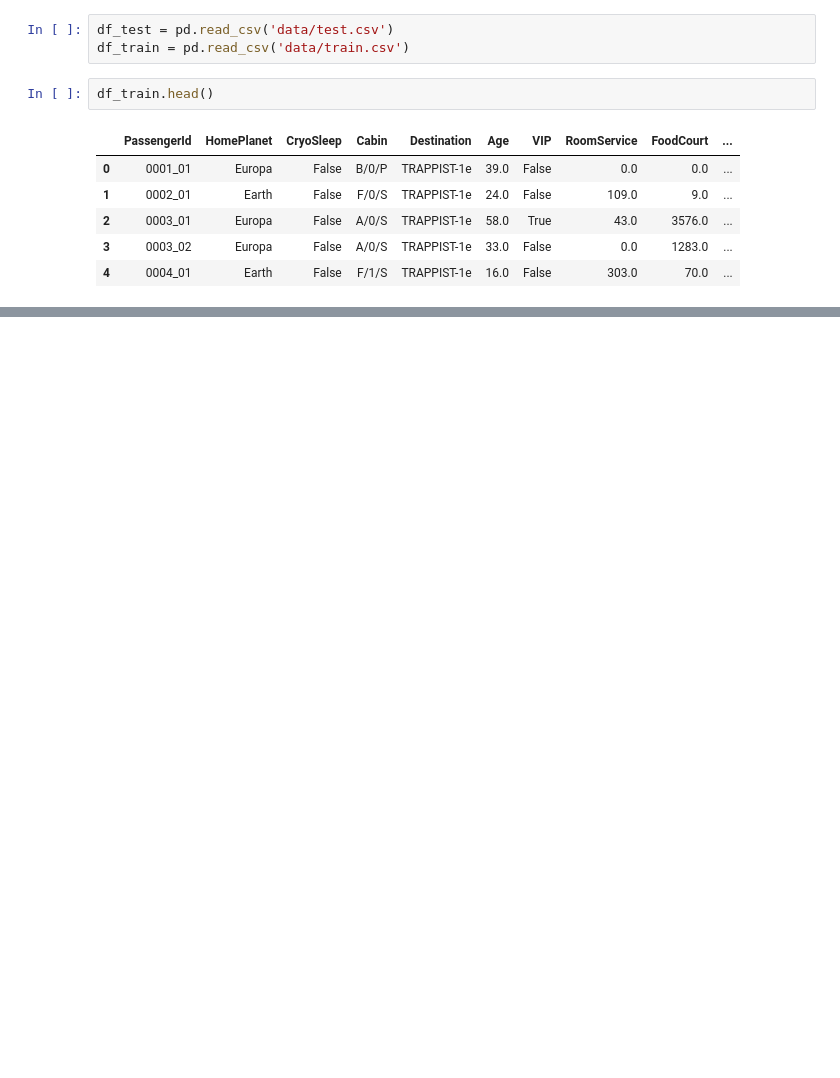
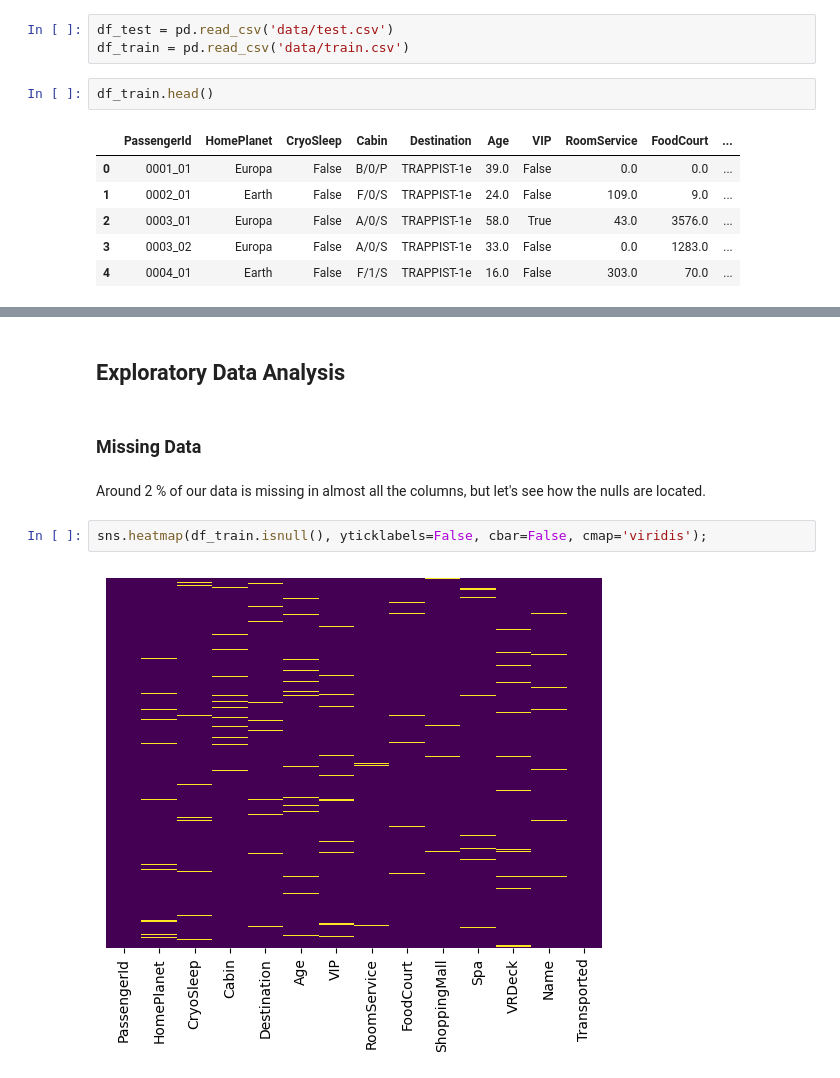
Before and after one commit to AnnaAnastasy/spaceship, a Jupyter notebook: spaceship.ipynb, the cells around one changed output, grey strips where cells are left out. Drawn from its saved outputs; the diff is of its cells as text; blank space fills up the shorter version.

```diff
--- a/spaceship.ipynb
+++ b/spaceship.ipynb
@@ -72,0 +128,10 @@ memory usage: 891.5+ KB
+# %% [markdown]
+## Exploratory Data Analysis
+# %% [markdown]
+### Missing Data
+# %% [markdown]
+Around 2 % of our data is missing in almost all the columns, but let's see how the nulls are located.
+# %%
+sns.heatmap(df_train.isnull(), yticklabels=False, cbar=False, cmap='viridis');
+# %% [output]
+[figure, added]
```
Also changed, not shown: parts of 44 cells of this notebook.
